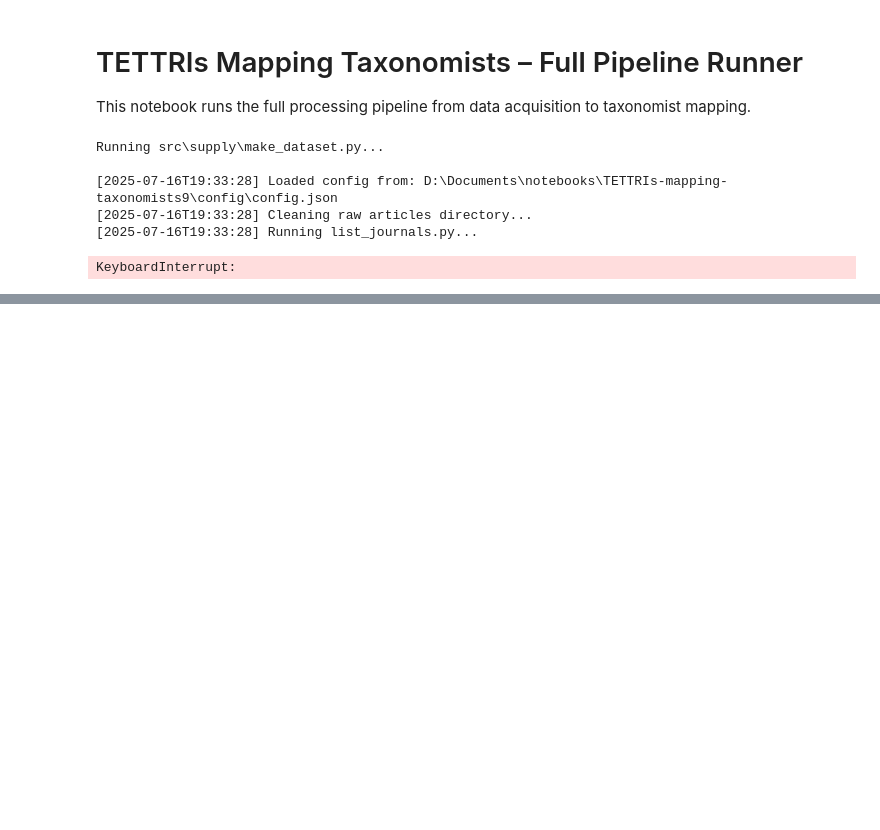
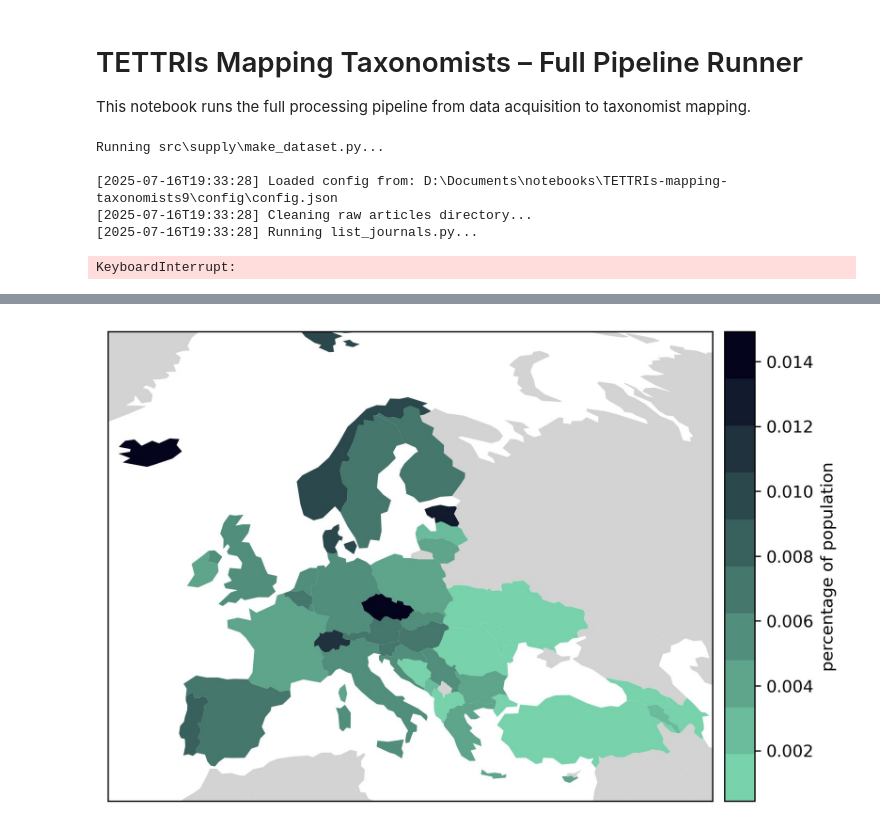
Before and after one commit to AgentschapPlantentuinMeise/Mapping-taxonomists, a Jupyter notebook: mappingTaxonomists.ipynb, the cells around one changed output, grey strips where cells are left out. Saved outputs shown, nothing was run; the diff lists cells and outputs as text; code cells hidden in the pictures; blank space fills up the shorter version.

```diff
--- a/mappingTaxonomists.ipynb
+++ b/mappingTaxonomists.ipynb
@@ -62,0 +61,13 @@ For example, when doing 'df[col].method(value, inplace=True)', try using 'df.met
+# %%
+from IPython.display import Image, display
+# Define the path to the output PNG file
+
+output_jpg = Path("reports/figures/map_authors_europe_relative.jpg").resolve()
+
+# Display the PNG if it exists
+if output_png.exists():
+    display(Image(filename=str(output_jpg)))
+else:
+    print(f"Image not found at: {output_jpg}")
+# %% [output]
+[figure, added]
```
Also changed, not shown: parts of 7 cells of this notebook, 15 other files.
